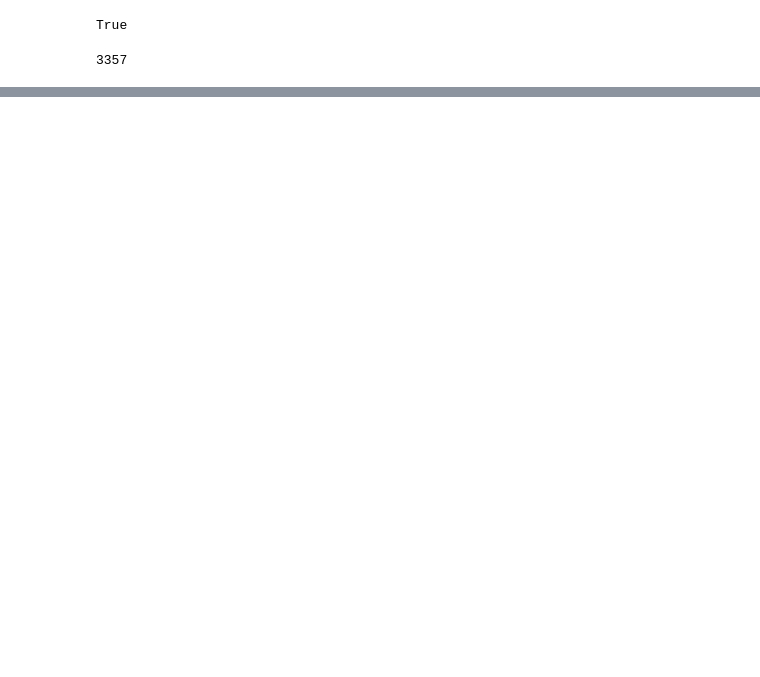
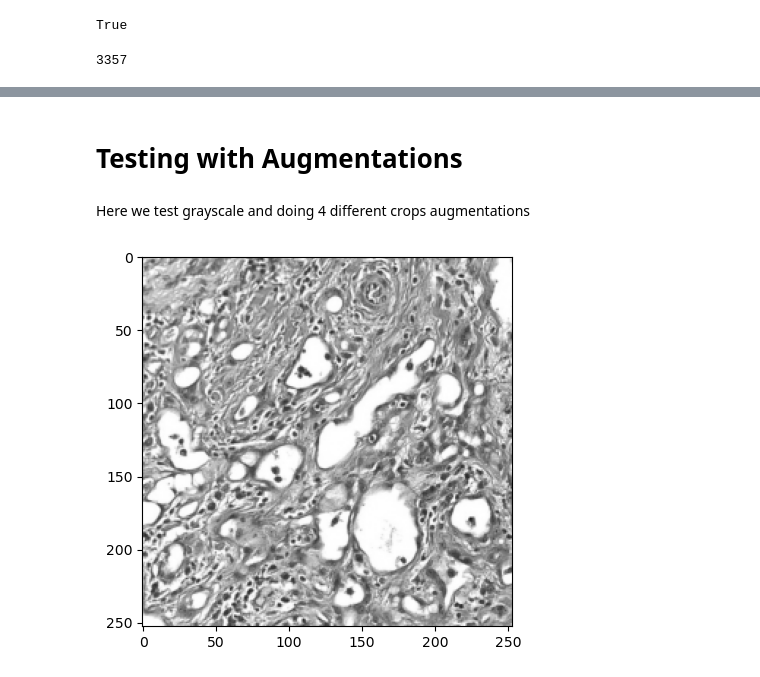
Before and after one commit to p1nkuu/CBIR-Image, a Jupyter notebook: uni-model/uni_user.ipynb, the cells around one changed output, grey strips where cells are left out. Drawn from its saved outputs; the diff is of its cells as text; code cells hidden in the pictures; blank space fills up the shorter version.

Commit message:
grayscale and crop function

```diff
--- a/uni-model/uni_user.ipynb
+++ b/uni-model/uni_user.ipynb
@@ -91,0 +107,49 @@ IndexError: list index out of range
+# %% [markdown]
+# Testing with Augmentations
+# %% [markdown]
+Here we test grayscale and doing 4 different crops augmentations
+# %%
+# Returns 4 grayscale crops of the passed in img as a list (each index contains an image)
+# img = numpy array in RGB, make sure it is not of type image
+def transform_grayscale_corners_crop(img, img_width, img_height):
+    # Defines transform function that applies all of the transformations given in A.Compose() as a list
+    # Check types of transformations that you can do using https://github.com/albumentations-team/albumentations#pixel-level-transforms or https://albumentations.ai/docs/api_reference/augmentations/
+    transform_topleftcrop = A.Compose([
+        A.ToGray(method='weighted_average', p=1),
+        A.Crop(x_min=0, x_max=img_width//2, y_min=0, y_max=img_height//2)
+    ])
+    transform_toprightcrop = A.Compose([
+        A.ToGray(method='weighted_average', p=1),
+        A.Crop(x_min=img_width//2, x_max=img_width, y_min=0, y_max=img_height//2)
+    ])
+    transform_bottomleftcrop = A.Compose([
+        A.ToGray(method='weighted_average', p=1),
+        A.Crop(x_min=0, x_max=img_width//2, y_min=img_height//2, y_max=img_height)
+    ])
+    transform_bottomrightcrop = A.Compose([
+        A.ToGray(method='weighted_average', p=1),
+        A.Crop(x_min=img_width//2, x_max=img_width, y_min=img_height//2, y_max=img_height)
+    ])
+
+    transformed_images = [0, 0, 0, 0]
+    transformed_images[0] = transform_topleftcrop(image=img)
+    transformed_images[1] = transform_toprightcrop(image=img)
+    transformed_images[2] = transform_bottomleftcrop(image=img)
+    transformed_images[3] = transform_bottomrightcrop(image=img)
+
+    return transformed_images
+# %%
+# Example of how to use transform_grayscale_corners_crop
+image = cv2.imread(r'C:\Users\tiffa\Documents\bttai\novartis\pubmed_set\images\8a662f40-e8b5-47d3-9ce5-95c1823e3789.jpg') # use to get width and height
+image = cv2.cvtColor(image, cv2.COLOR_BGR2RGB) # cv2 reads in stuff in BGR but albumentations uses RGB so we have to convert them to RGB
+img_obj = Image.open(r'C:\Users\tiffa\Documents\bttai\novartis\pubmed_set\images\8a662f40-e8b5-47d3-9ce5-95c1823e3789.jpg')
+
+# pass in what is read by cv2 not Image
+transformed_images_list = transform_grayscale_corners_crop(image, img_obj.width, img_obj.height)
+first_image = transformed_images_list[0]["image"] # access image by using image key
+
+# displaying the one of the cropped images
+imgplot_augmented = plt.imshow(first_image)
+plt.show()
+# %% [output]
+[figure, added]
```
Also changed, not shown: parts of 10 cells of this notebook, 2 other files.
